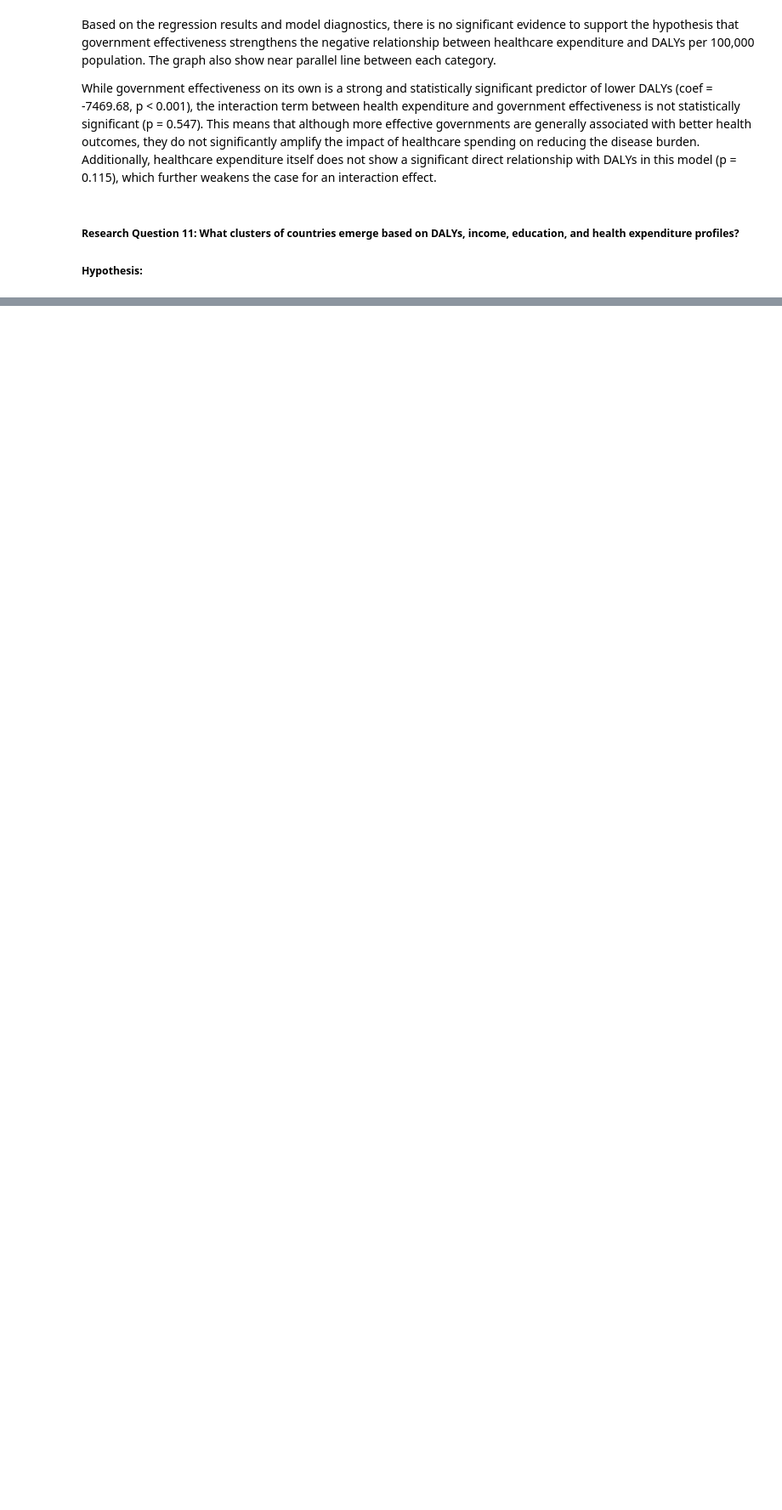
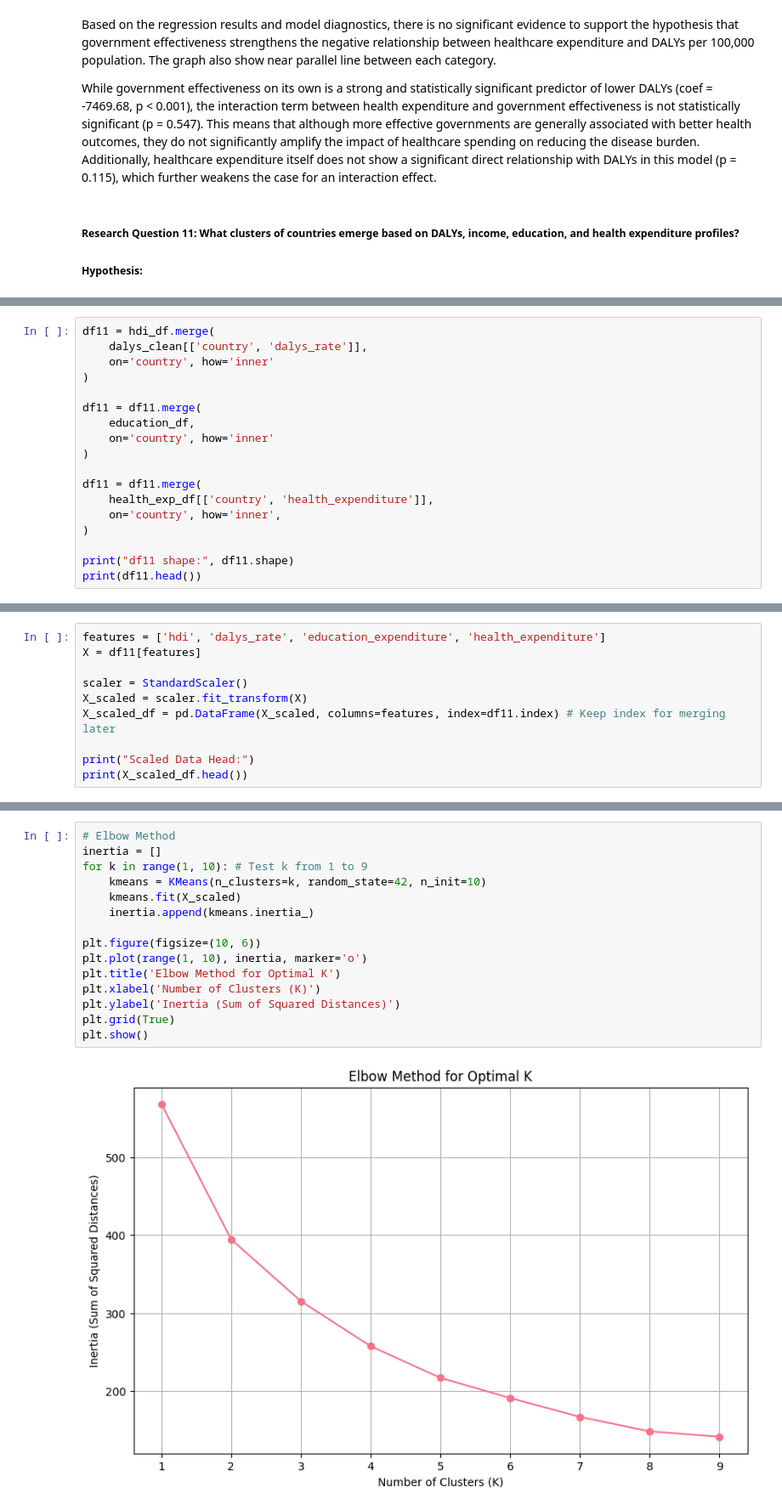
Before and after one commit to AimanIskndr/bdata-daly-socioeconomic, a Jupyter notebook: analysis.ipynb, the cells around one changed output, grey strips where cells are left out. Shown at 85% size. Drawn from its saved outputs; the diff is of its cells as text; blank space fills up the shorter version.

```diff
--- a/analysis.ipynb
+++ b/analysis.ipynb
@@ -1506,0 +1526,18 @@ While government effectiveness on its own is a strong and statistically signific
+# %%
+df11 = hdi_df.merge(
+    dalys_clean[['country', 'dalys_rate']],
+    on='country', how='inner'
+)
+
+df11 = df11.merge(
+    education_df,
+    on='country', how='inner'
+)
+
+df11 = df11.merge(
+    health_exp_df[['country', 'health_expenditure']],
+    on='country', how='inner',
+)
+
+print("df11 shape:", df11.shape)
+print(df11.head())
@@ -1506,0 +1552,10 @@ While government effectiveness on its own is a strong and statistically signific
+# %%
+features = ['hdi', 'dalys_rate', 'education_expenditure', 'health_expenditure']
+X = df11[features]
+
+scaler = StandardScaler()
+X_scaled = scaler.fit_transform(X)
+X_scaled_df = pd.DataFrame(X_scaled, columns=features, index=df11.index) # Keep index for merging later
+
+print("Scaled Data Head:")
+print(X_scaled_df.head())
@@ -1506,0 +1570,17 @@ While government effectiveness on its own is a strong and statistically signific
+# %%
+# Elbow Method
+inertia = []
+for k in range(1, 10): # Test k from 1 to 9
+    kmeans = KMeans(n_clusters=k, random_state=42, n_init=10)
+    kmeans.fit(X_scaled)
+    inertia.append(kmeans.inertia_)
+
+plt.figure(figsize=(10, 6))
+plt.plot(range(1, 10), inertia, marker='o')
+plt.title('Elbow Method for Optimal K')
+plt.xlabel('Number of Clusters (K)')
+plt.ylabel('Inertia (Sum of Squared Distances)')
+plt.grid(True)
+plt.show()
+# %% [output]
+[figure, added]
```
Also changed, not shown: parts of 10 cells of this notebook.
